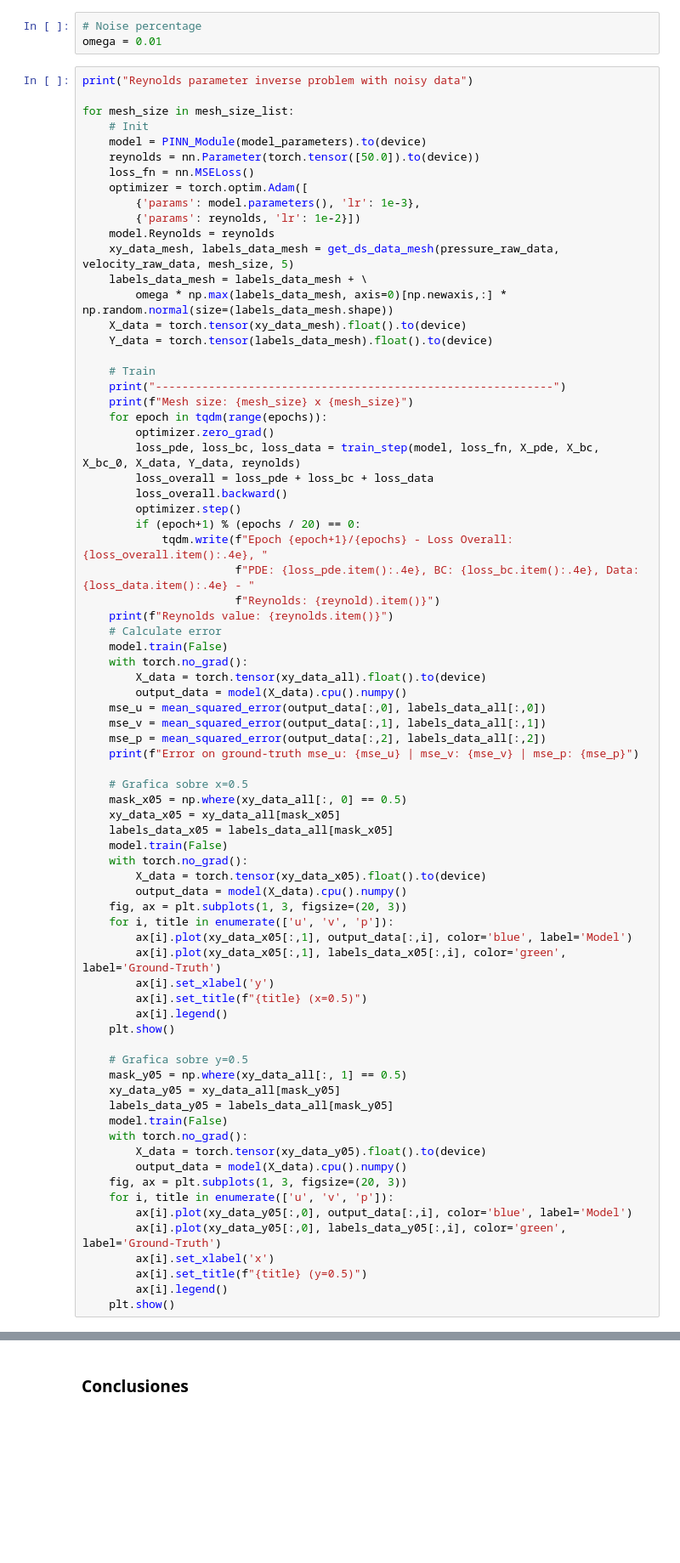
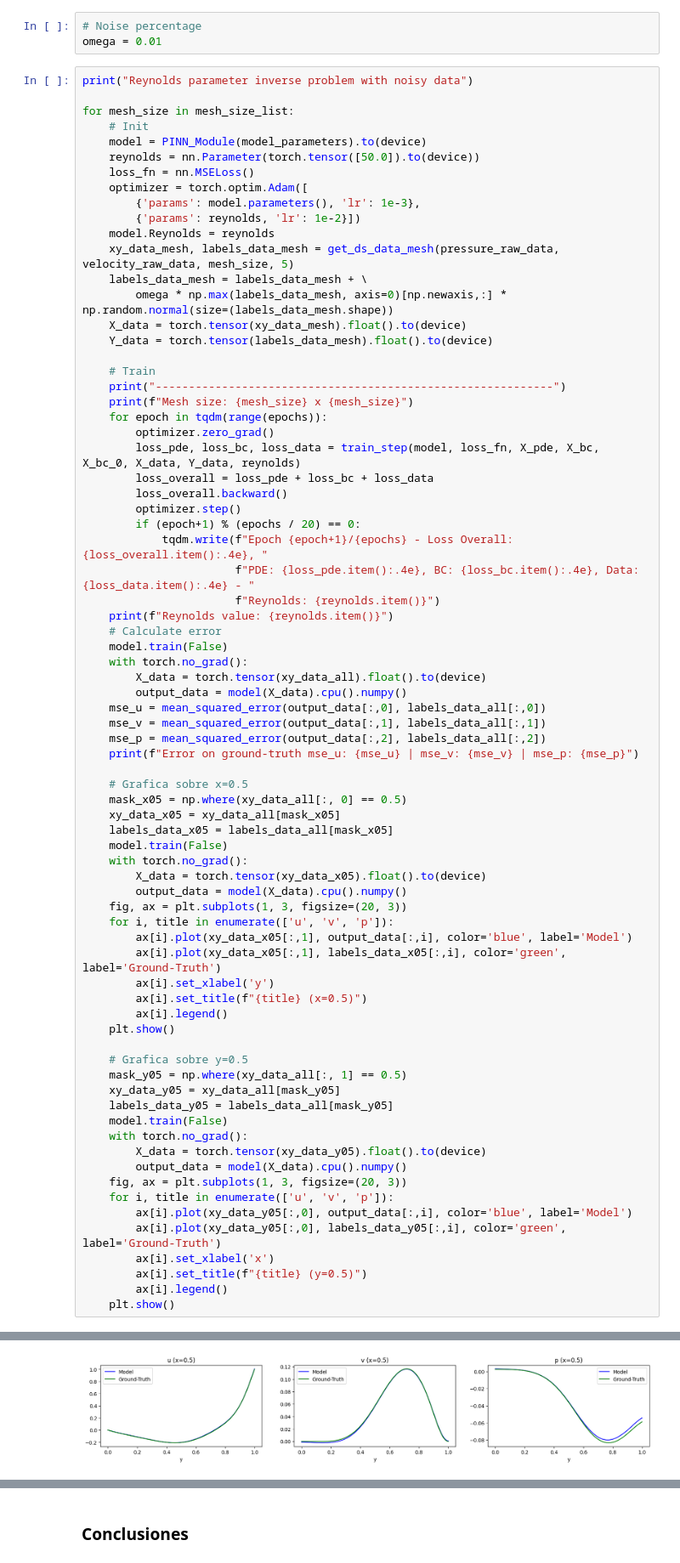
Before and after one commit to maxit1992/MIA_RNIF, a Jupyter notebook: TP4_RNIF.ipynb, the cells around one changed output, grey strips where cells are left out. Shown at 85% size. Drawn from its saved outputs; the diff is of its cells as text; blank space fills up the shorter version.

```diff
--- a/TP4_RNIF.ipynb
+++ b/TP4_RNIF.ipynb
@@ -402,7 +402,7 @@ for mesh_size in mesh_size_list:
         if (epoch+1) % (epochs / 20) == 0:
             tqdm.write(f"Epoch {epoch+1}/{epochs} - Loss Overall: {loss_overall.item():.4e}, "
                        f"PDE: {loss_pde.item():.4e}, BC: {loss_bc.item():.4e}, Data: {loss_data.item():.4e} - "
-                       f"Reynolds: {reynold).item()}")
+                       f"Reynolds: {reynolds.item()}")
     print(f"Reynolds value: {reynolds.item()}")
     # Calculate error
     model.train(False)
@@ -451,0 +471 @@ SyntaxError: f-string: unmatched ')' (3099468008.py, line 30)
+[figure, added]
```
Also changed, not shown: parts of 1 cell of this notebook.
